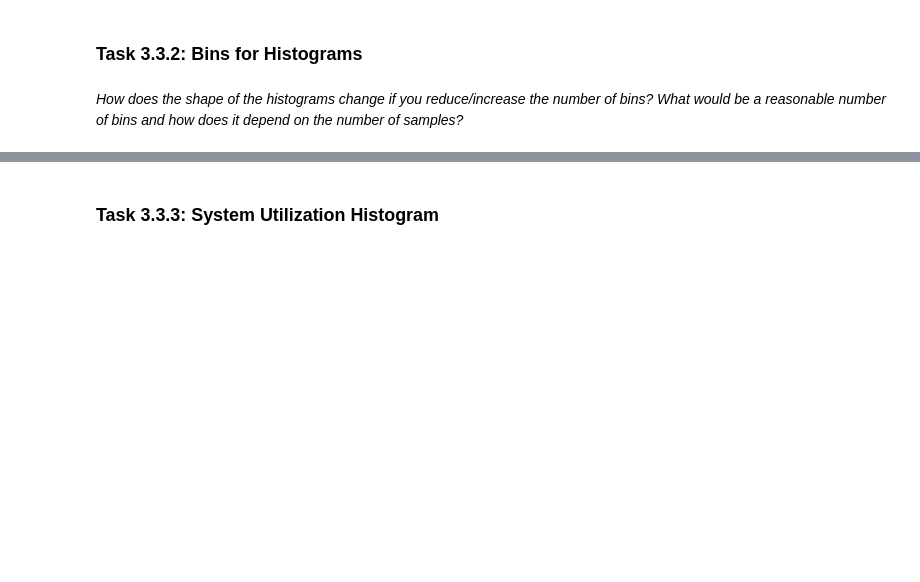
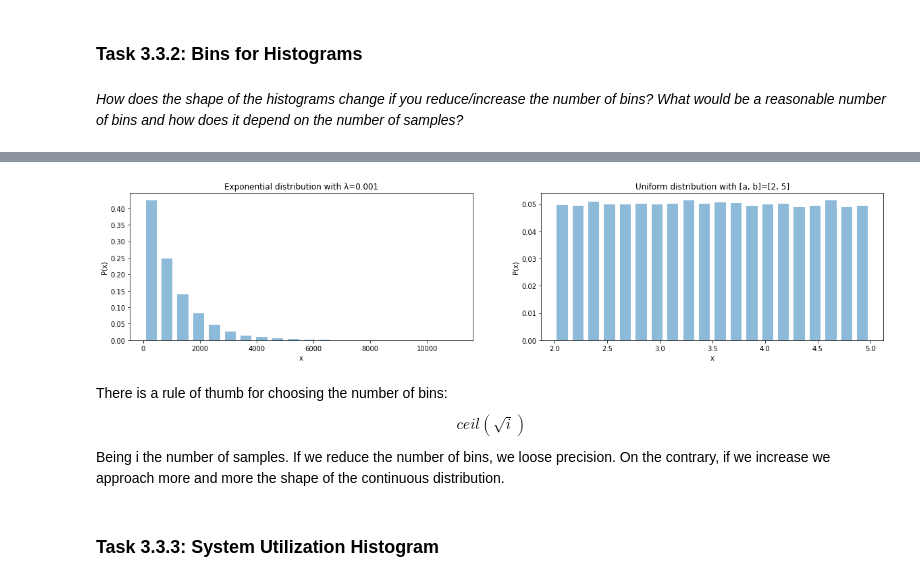
Before and after one commit to davideandres95/DES, a Jupyter notebook: DES_part3_3755457.ipynb, the cells around one changed output, grey strips where cells are left out. Drawn from its saved outputs; the diff is of its cells as text; code cells hidden in the pictures; blank space fills up the shorter version.

```diff
--- a/DES_part3_3755457.ipynb
+++ b/DES_part3_3755457.ipynb
@@ -28,3 +54,12 @@ import part3_simstudy as p3
+# %%
+p3.plot_random_distribution_histograms(20)
+# %% [output]
+[figure, added]
+# %% [markdown]
+There is a rule of thumb for choosing the number of bins:
+$$ ceil(\sqrt{i})$$
+Being i the number of samples.
+If we reduce the number of bins, we loose precision. On the contrary, if we increase we approach more and more the shape of the continuous distribution.
 # %% [markdown]
 ### Task 3.3.3: System Utilization Histogram
 # %% [markdown]
```
Also changed, not shown: parts of 8 cells of this notebook, 2 other files.
